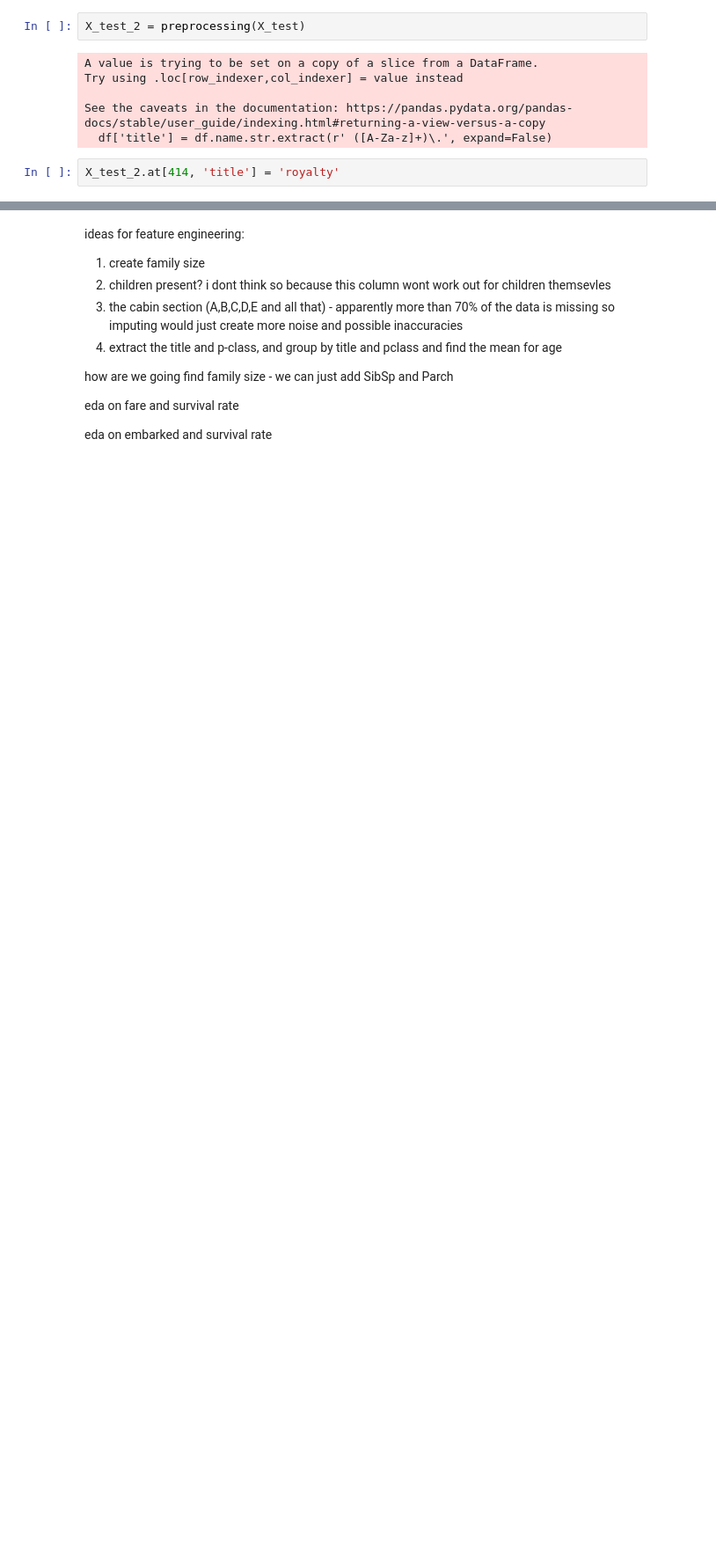
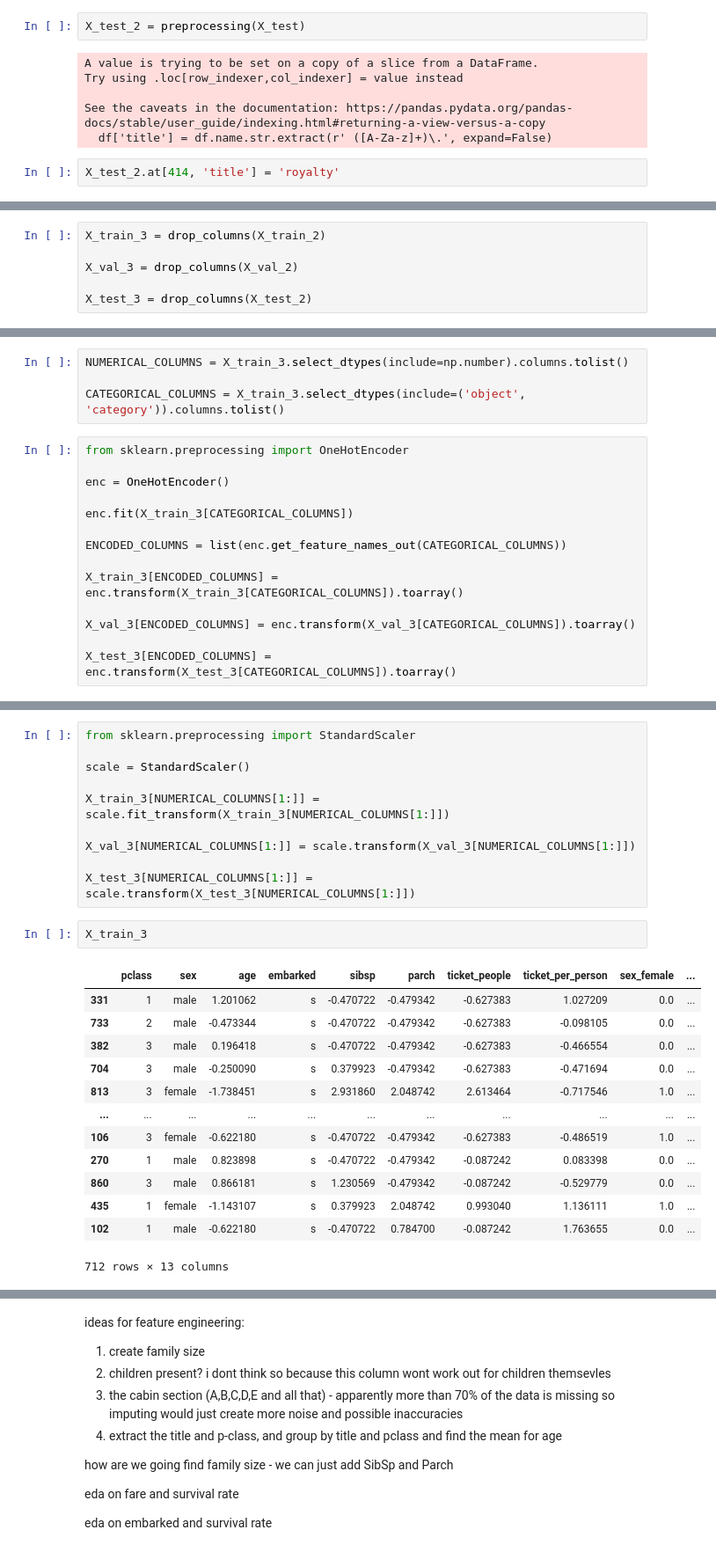
Before and after one commit to heardchef33/titanic-survival-prediction, a Jupyter notebook: notebooks/predictions-with-feature-eng.ipynb, the cells around one changed output, grey strips where cells are left out. Shown at 88% size. Saved outputs shown, nothing was run; the diff lists cells and outputs as text; blank space fills up the shorter version.

```diff
--- a/notebooks/predictions-with-feature-eng.ipynb
+++ b/notebooks/predictions-with-feature-eng.ipynb
@@ -202,0 +268,6 @@ def fill_age(x):
+# %%
+X_train_3 = drop_columns(X_train_2)
+
+X_val_3 = drop_columns(X_val_2)
+
+X_test_3 = drop_columns(X_test_2)
@@ -202,0 +290,18 @@ def fill_age(x):
+# %%
+NUMERICAL_COLUMNS = X_train_3.select_dtypes(include=np.number).columns.tolist()
+
+CATEGORICAL_COLUMNS = X_train_3.select_dtypes(include=('object', 'category')).columns.tolist()
+# %%
+from sklearn.preprocessing import OneHotEncoder
+
+enc = OneHotEncoder()
+
+enc.fit(X_train_3[CATEGORICAL_COLUMNS])
+
+ENCODED_COLUMNS = list(enc.get_feature_names_out(CATEGORICAL_COLUMNS))
+
+X_train_3[ENCODED_COLUMNS] = enc.transform(X_train_3[CATEGORICAL_COLUMNS]).toarray()
+
+X_val_3[ENCODED_COLUMNS] = enc.transform(X_val_3[CATEGORICAL_COLUMNS]).toarray()
+
+X_test_3[ENCODED_COLUMNS] = enc.transform(X_test_3[CATEGORICAL_COLUMNS]).toarray()
@@ -202,0 +324,26 @@ def fill_age(x):
+# %%
+from sklearn.preprocessing import StandardScaler
+
+scale = StandardScaler()
+
+X_train_3[NUMERICAL_COLUMNS[1:]] = scale.fit_transform(X_train_3[NUMERICAL_COLUMNS[1:]])
+
+X_val_3[NUMERICAL_COLUMNS[1:]] = scale.transform(X_val_3[NUMERICAL_COLUMNS[1:]])
+
+X_test_3[NUMERICAL_COLUMNS[1:]] = scale.transform(X_test_3[NUMERICAL_COLUMNS[1:]])
+# %%
+X_train_3
+# %% [output]
+|  | pclass | sex | age | embarked | sibsp | parch | ticket_people | ticket_per_person | sex_female | ... |
+| 331 | 1 | male | 1.201062 | s | -0.470722 | -0.479342 | -0.627383 | 1.027209 | 0.0 | ... |
+| 733 | 2 | male | -0.473344 | s | -0.470722 | -0.479342 | -0.627383 | -0.098105 | 0.0 | ... |
+| 382 | 3 | male | 0.196418 | s | -0.470722 | -0.479342 | -0.627383 | -0.466554 | 0.0 | ... |
+| 704 | 3 | male | -0.250090 | s | 0.379923 | -0.479342 | -0.627383 | -0.471694 | 0.0 | ... |
+| 813 | 3 | female | -1.738451 | s | 2.931860 | 2.048742 | 2.613464 | -0.717546 | 1.0 | ... |
+| ... | ... | ... | ... | ... | ... | ... | ... | ... | ... | ... |
+| 106 | 3 | female | -0.622180 | s | -0.470722 | -0.479342 | -0.627383 | -0.486519 | 1.0 | ... |
+| 270 | 1 | male | 0.823898 | s | -0.470722 | -0.479342 | -0.087242 | 0.083398 | 0.0 | ... |
+| 860 | 3 | male | 0.866181 | s | 1.230569 | -0.479342 | -0.087242 | -0.529779 | 0.0 | ... |
+| 435 | 1 | female | -1.143107 | s | 0.379923 | 2.048742 | 0.993040 | 1.136111 | 1.0 | ... |
+| 102 | 1 | male | -0.622180 | s | -0.470722 | 0.784700 | -0.087242 | 1.763655 | 0.0 | ... |
+712 rows × 13 columns
```
Also changed, not shown: parts of 23 cells of this notebook.
